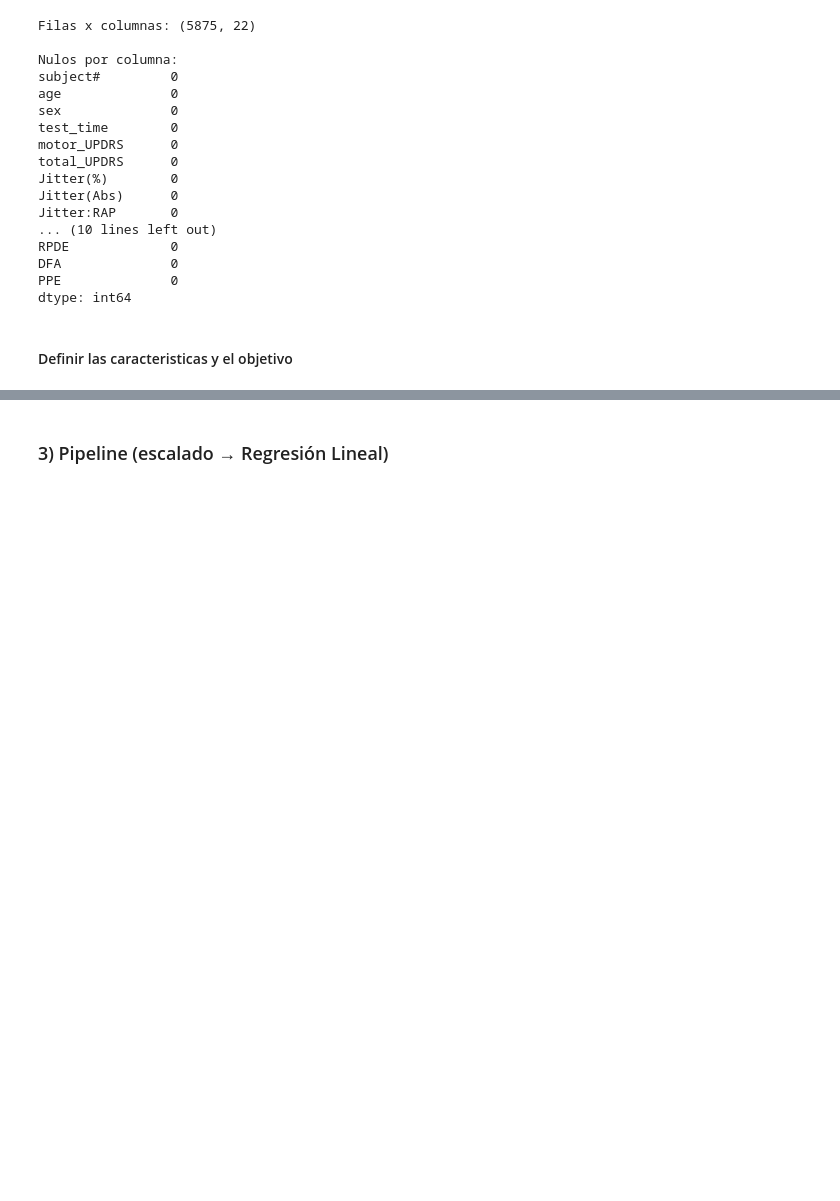
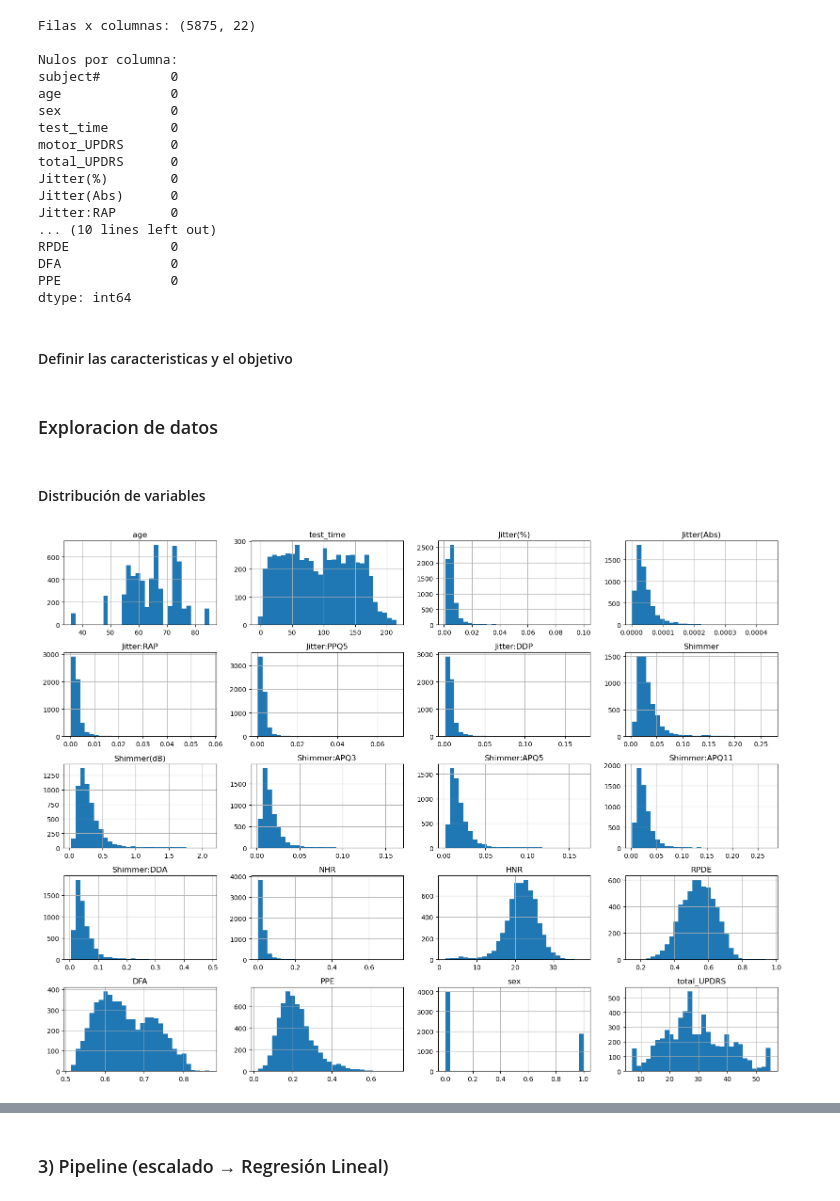
Before and after one commit to EdwinIniguez/Problema-de-regresion, a Jupyter notebook: problema_de_regresion.ipynb, the cells around one changed output, grey strips where cells are left out. Saved outputs shown, nothing was run; the diff lists cells and outputs as text; code cells hidden in the pictures; blank space fills up the shorter version.

```diff
--- a/problema_de_regresion.ipynb
+++ b/problema_de_regresion.ipynb
@@ -96,3 +97,17 @@ assert not missing, f"Faltan columnas en el dataset: {missing}"
 
 X = df[FEATURES].copy()
 y = df['total_UPDRS'].astype(float).copy()
+# %% [markdown]
+### Exploracion de datos
+# %% [markdown]
+#### Distribución de variables
+# %%
+import matplotlib.pyplot as plt
+import seaborn as sns
+
+# Histograma de cada variable
+df[FEATURES + ['total_UPDRS']].hist(bins=30, figsize=(16, 12))
+plt.tight_layout()
+plt.show()
+# %% [output]
+[figure, added]
```
Also changed, not shown: parts of 8 cells of this notebook.
